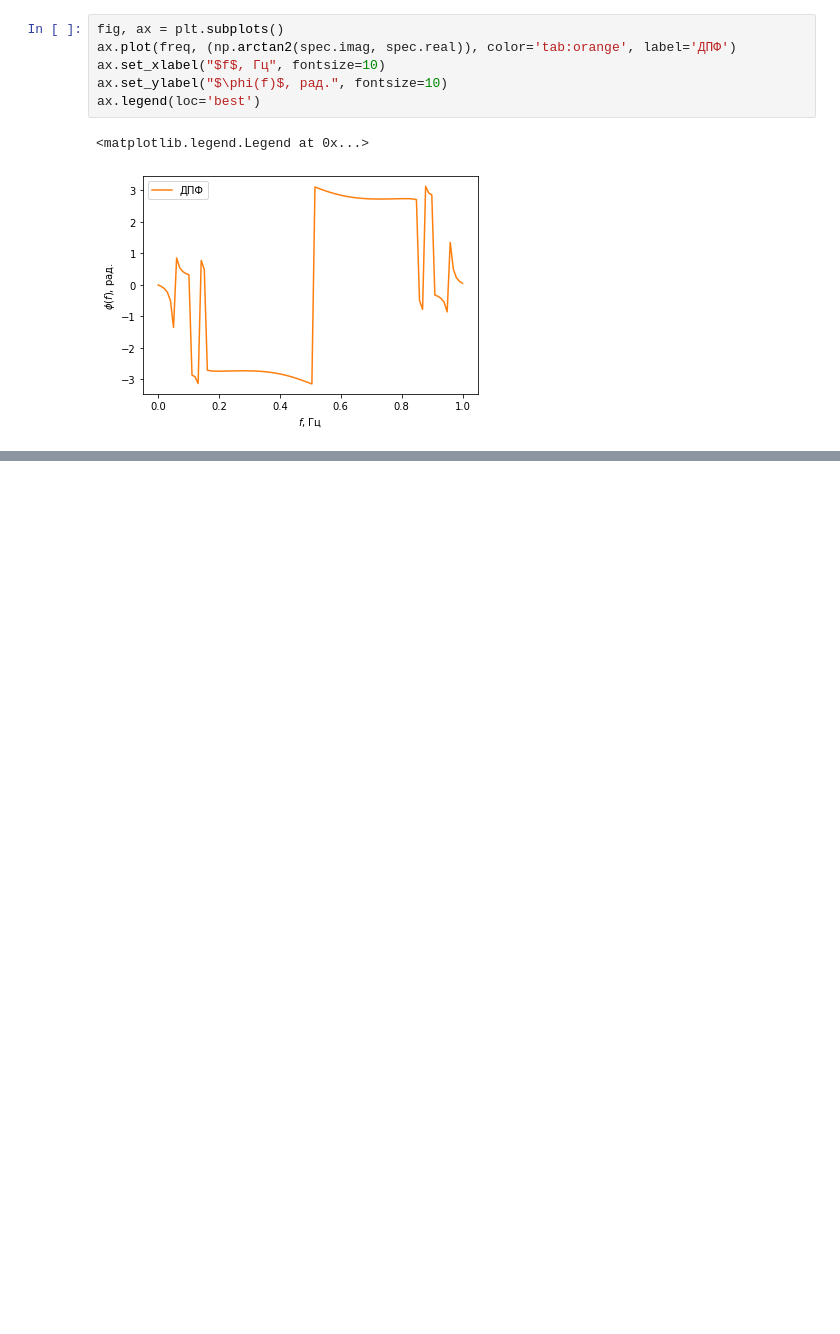
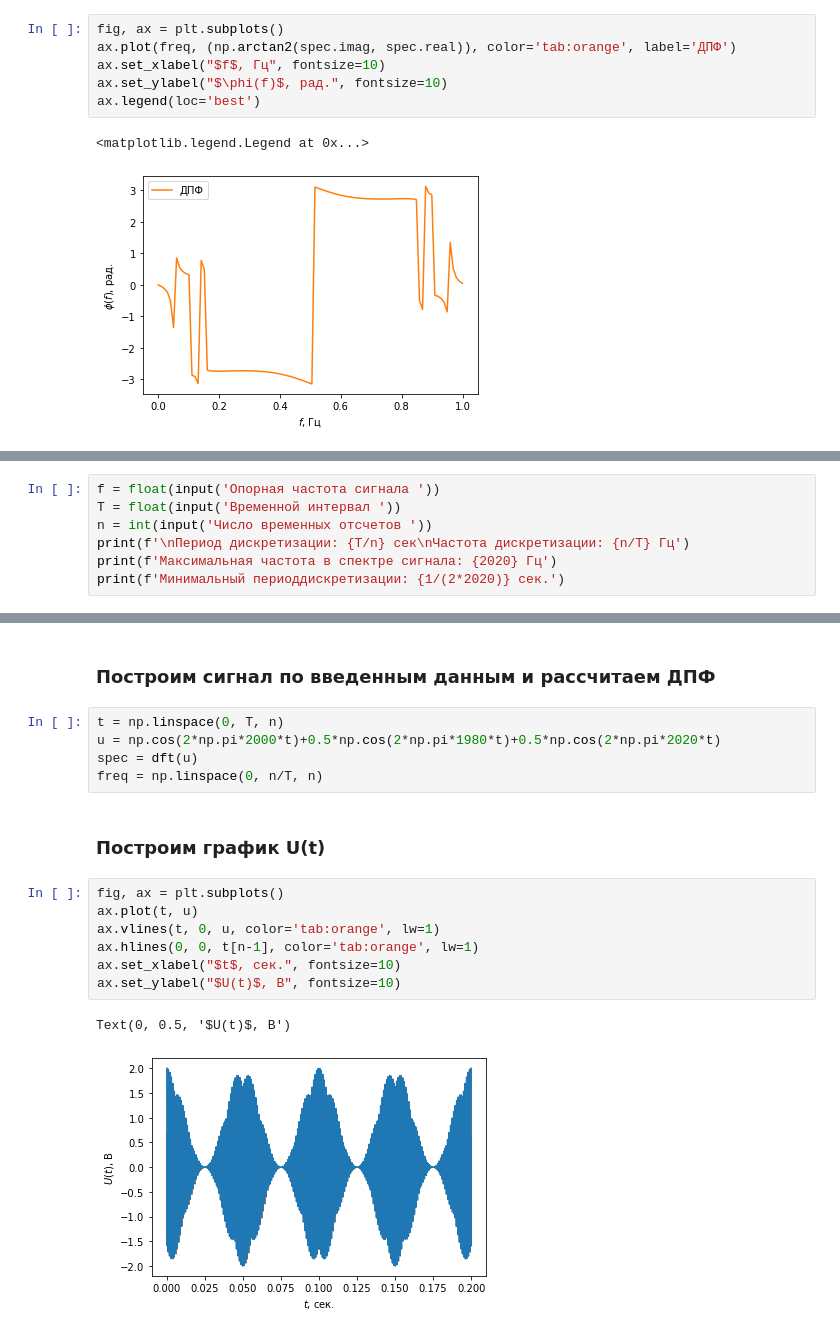
Before and after one commit to DaniilSysoev/opisis_sem_2, a Jupyter notebook: Описис_семинар_2.ipynb, the cells around one changed output, grey strips where cells are left out. Saved outputs shown, nothing was run; the diff lists cells and outputs as text; blank space fills up the shorter version.

```diff
--- a/Описис_семинар_2.ipynb
+++ b/Описис_семинар_2.ipynb
@@ -244,0 +254,7 @@ ax.legend(loc='best')
+# %%
+f = float(input('Опорная частота сигнала '))
+T = float(input('Временной интервал '))
+n = int(input('Число временных отсчетов '))
+print(f'\nПериод дискретизации: {T/n} сек\nЧастота дискретизации: {n/T} Гц')
+print(f'Максимальная частота в спектре сигнала: {2020} Гц')
+print(f'Минимальный периоддискретизации: {1/(2*2020)} сек.')
@@ -244,0 +270,19 @@ ax.legend(loc='best')
+# %% [markdown]
+<h3>Построим сигнал по введенным данным и рассчитаем ДПФ</h3>
+# %%
+t = np.linspace(0, T, n)
+u = np.cos(2*np.pi*2000*t)+0.5*np.cos(2*np.pi*1980*t)+0.5*np.cos(2*np.pi*2020*t)
+spec = dft(u)
+freq = np.linspace(0, n/T, n)
+# %% [markdown]
+<h3>Построим график U(t)</h3>
+# %%
+fig, ax = plt.subplots()
+ax.plot(t, u)
+ax.vlines(t, 0, u, color='tab:orange', lw=1)
+ax.hlines(0, 0, t[n-1], color='tab:orange', lw=1)
+ax.set_xlabel("$t$, сек.", fontsize=10)
+ax.set_ylabel("$U(t)$, В", fontsize=10)
+# %% [output]
+Text(0, 0.5, '$U(t)$, В')
+[figure, added]
```
Also changed, not shown: parts of 8 cells of this notebook.
